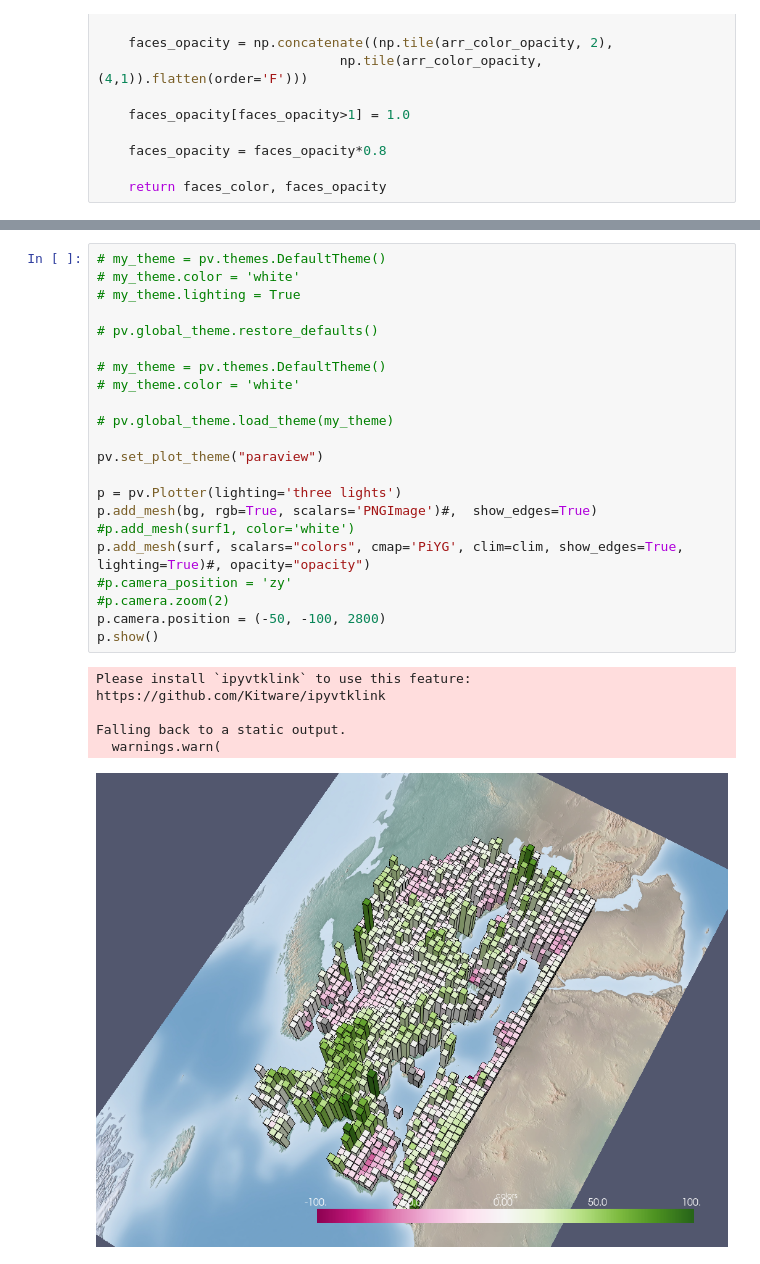
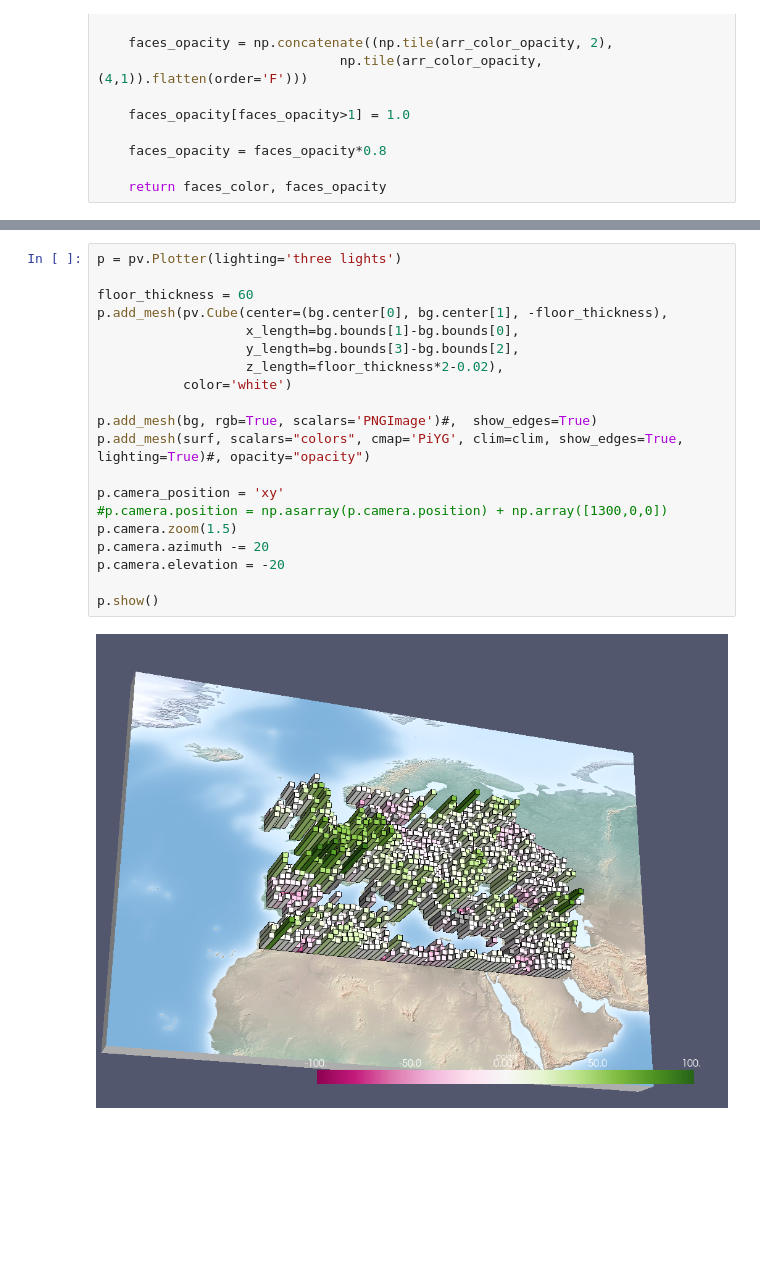
Before and after one commit to bellonet/map-rendering, a Jupyter notebook: pyvista_tests/pyvista_cubes_render.ipynb, the cells around one changed output, grey strips where cells are left out. Saved outputs shown, nothing was run; the diff lists cells and outputs as text; blank space fills up the shorter version.

Commit message:
camera position play and & background thickness

```diff
--- a/pyvista_tests/pyvista_cubes_render.ipynb
+++ b/pyvista_tests/pyvista_cubes_render.ipynb
@@ -314,28 +311,22 @@ surf1 = surf.copy()
 # %%
-# my_theme = pv.themes.DefaultTheme()
-# my_theme.color = 'white'
-# my_theme.lighting = True
+p = pv.Plotter(lighting='three lights')
 
-# pv.global_theme.restore_defaults()
+floor_thickness = 60
+p.add_mesh(pv.Cube(center=(bg.center[0], bg.center[1], -floor_thickness),
+                   x_length=bg.bounds[1]-bg.bounds[0],
+                   y_length=bg.bounds[3]-bg.bounds[2],
+                   z_length=floor_thickness*2-0.02),
+           color='white')
 
-# my_theme = pv.themes.DefaultTheme()
-# my_theme.color = 'white'
+p.add_mesh(bg, rgb=True, scalars='PNGImage')#,  show_edges=True)
+p.add_mesh(surf, scalars="colors", cmap='PiYG', clim=clim, show_edges=True, lighting=True)#, opacity="opacity")
 
-# pv.global_theme.load_theme(my_theme)
+p.camera_position = 'xy'
+#p.camera.position = np.asarray(p.camera.position) + np.array([1300,0,0])
+p.camera.zoom(1.5)
+p.camera.azimuth -= 20
+p.camera.elevation = -20
 
-pv.set_plot_theme("paraview")
-
-p = pv.Plotter(lighting='three lights')
-p.add_mesh(bg, rgb=True, scalars='PNGImage')#,  show_edges=True)
-#p.add_mesh(surf1, color='white')
-p.add_mesh(surf, scalars="colors", cmap='PiYG', clim=clim, show_edges=True, lighting=True)#, opacity="opacity")
-#p.camera_position = 'zy'
-#p.camera.zoom(2)
-p.camera.position = (-50, -100, 2800)
 p.show()
 # %% [output]
-Please install `ipyvtklink` to use this feature: https://github.com/Kitware/ipyvtklink
-
-Falling back to a static output.
-  warnings.warn(
-[figure, old version]
+[figure, new version]
```
Also changed, not shown: parts of 1 cell of this notebook.
